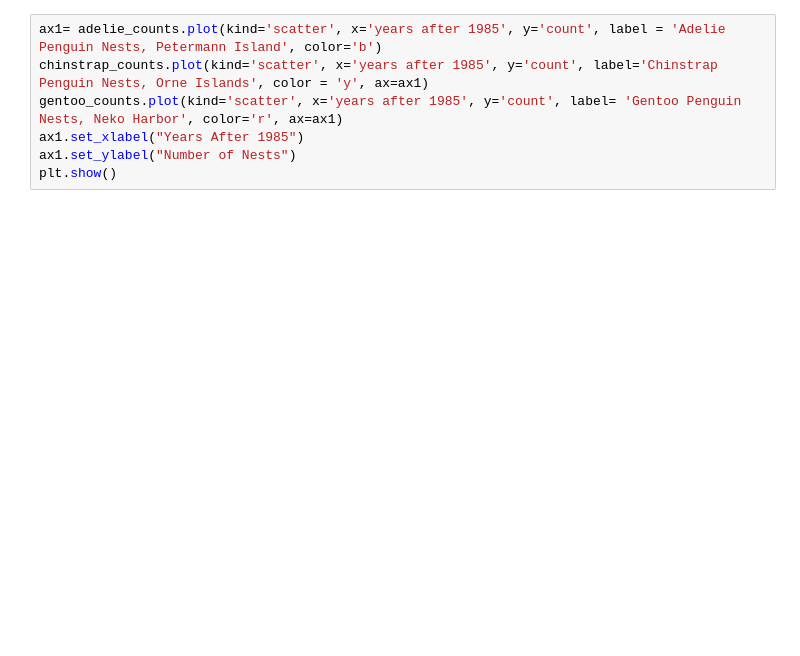
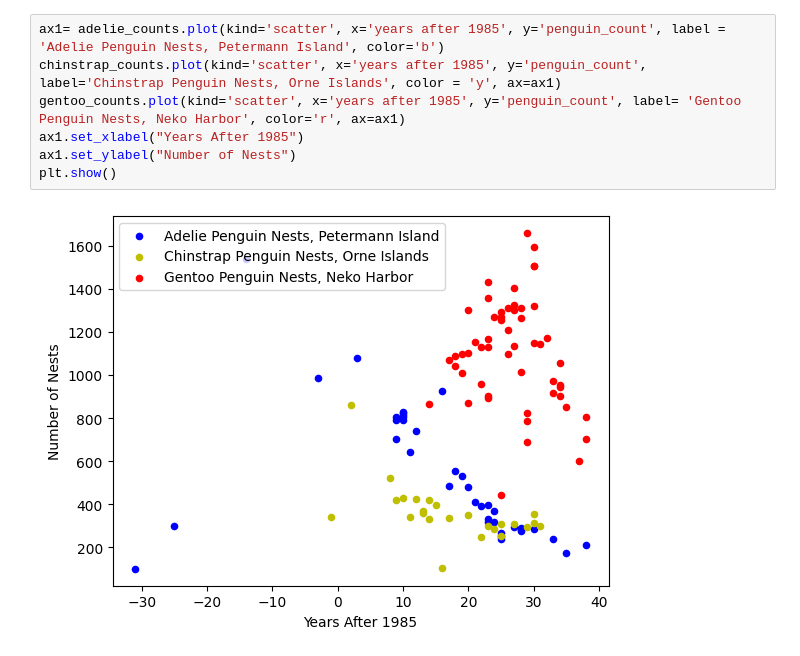
Before and after one commit to shreyaGupta1202/Study_Of_Penguin_Population, a Jupyter notebook: penguins.ipynb, the cells around one changed output. Saved outputs shown, nothing was run; the diff lists cells and outputs as text; blank space fills up the shorter version.

```diff
--- a/penguins.ipynb
+++ b/penguins.ipynb
@@ -80,8 +73,10 @@ NameError: name 'chinstrap_counts' is not defined
 # %%
-ax1= adelie_counts.plot(kind='scatter', x='years after 1985', y='count', label = 'Adelie Penguin Nests, Petermann Island', color='b')
-chinstrap_counts.plot(kind='scatter', x='years after 1985', y='count', label='Chinstrap Penguin Nests, Orne Islands', color = 'y', ax=ax1)
-gentoo_counts.plot(kind='scatter', x='years after 1985', y='count', label= 'Gentoo Penguin Nests, Neko Harbor', color='r', ax=ax1)
+ax1= adelie_counts.plot(kind='scatter', x='years after 1985', y='penguin_count', label = 'Adelie Penguin Nests, Petermann Island', color='b')
+chinstrap_counts.plot(kind='scatter', x='years after 1985', y='penguin_count', label='Chinstrap Penguin Nests, Orne Islands', color = 'y', ax=ax1)
+gentoo_counts.plot(kind='scatter', x='years after 1985', y='penguin_count', label= 'Gentoo Penguin Nests, Neko Harbor', color='r', ax=ax1)
 ax1.set_xlabel("Years After 1985")
 ax1.set_ylabel("Number of Nests")
 plt.show()
+# %% [output]
+[figure, added]
 # %%
```
Also changed, not shown: parts of 13 cells of this notebook, 1 other file.
